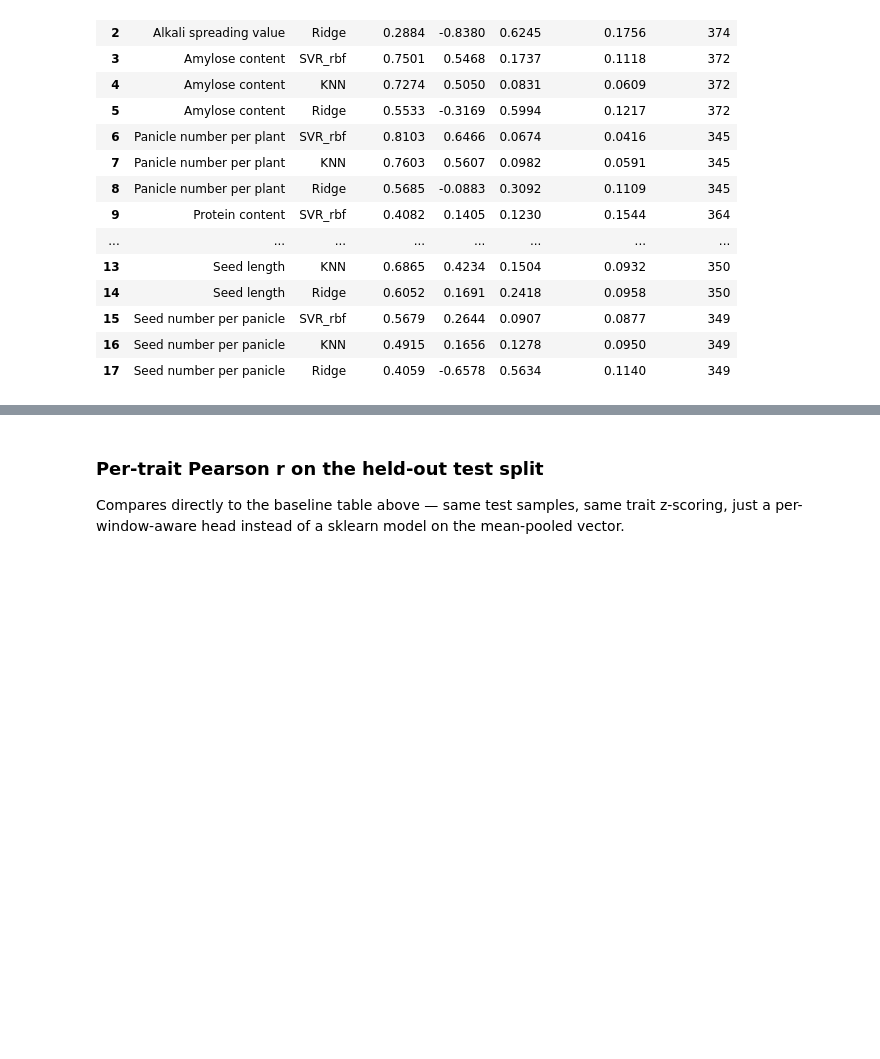
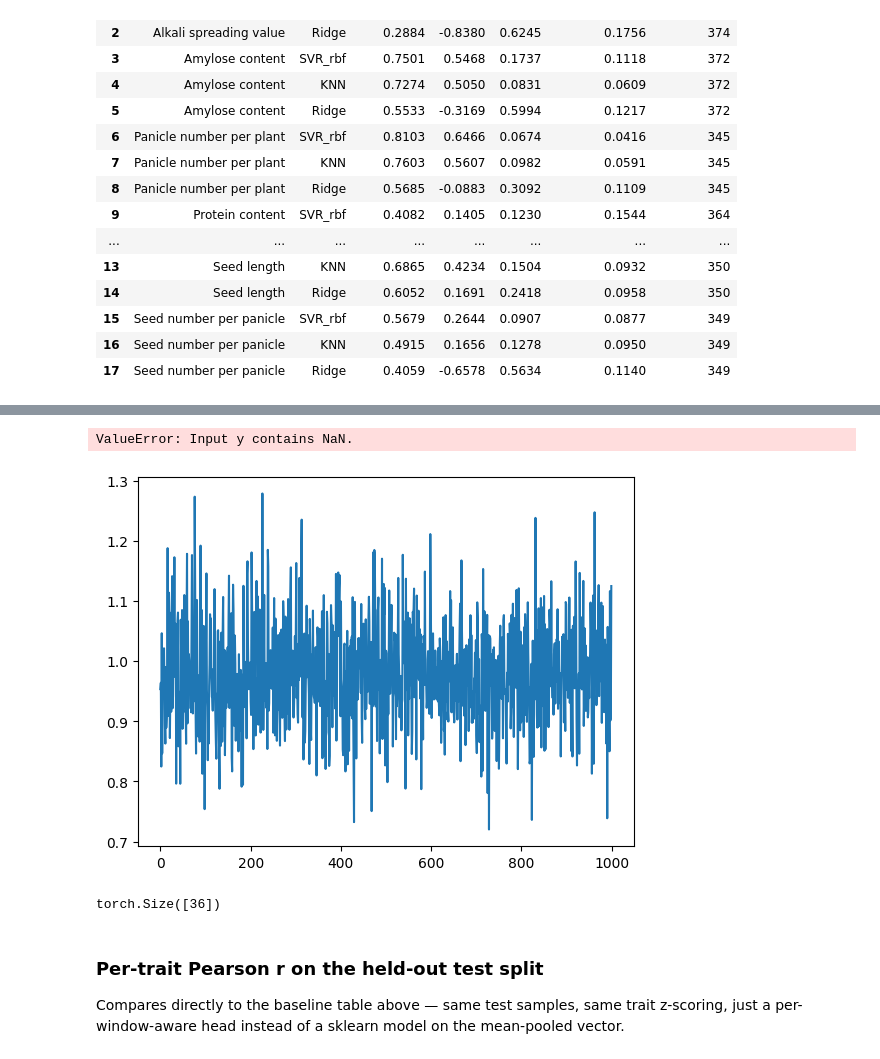
Before and after one commit to amdson/svar, a Jupyter notebook: notebooks/window_cache_baseline_models.ipynb, the cells around one changed output, grey strips where cells are left out. Cells and saved outputs as stored; diff of their text form; code cells hidden in the pictures; blank space fills up the shorter version.

Commit message:
eval-ing mlps

```diff
--- a/notebooks/window_cache_baseline_models.ipynb
+++ b/notebooks/window_cache_baseline_models.ipynb
@@ -317,0 +277,33 @@ step   900  loss=1.2835  pcc=-0.469  val_loss=0.7579  val_pcc=-0.434
+# %%
+# ── Minimal training loop ─────────────────────────────────────────────────
+# Random mini-batches of sample indices → fixed(sel) gives (B, n_windows, D),
+# head pools+predicts → masked MSE over non-NaN targets, Adam step.
+device = torch.device("cuda" if torch.cuda.is_available() else "cpu")
+head.to(device).train()
+fixed.to(device).eval()           # no trainable params; .to() moves the cache buffer
+Y_dev       = Y_tensor.to(device)
+train_idx_d = train_ix.to(device)
+test_idx_d  = test_ix.to(device)
+
+optim = torch.optim.Adam(head.parameters(), lr=LR, weight_decay=WD)
+torch.manual_seed(SEED)
+
+log_data = []
+
+def masked_mse(pred, target):
+    m = ~torch.isnan(target)
+    return ((pred[m] - target[m]) ** 2).mean() if m.any() else pred.sum() * 0.0
+
+for step in range(1, STEPS + 1):
+    sel  = train_idx_d[torch.randint(0, len(train_idx_d), (BATCH,), device=device)]
+    loss = masked_mse(head(fixed(sel)), Y_dev[sel])
+    log_data.append(loss.item())
+    optim.zero_grad()
+    loss.backward()
+    optim.step()
+    if step % LOG_EVERY == 0 or step == STEPS:
+        head.eval()
+        with torch.no_grad():
+            val_loss = masked_mse(head(fixed(test_idx_d)), Y_dev[test_idx_d]).item()
+        head.train()
+        print(f"step {step:4d}  train_loss={loss.item():.4f}  val_loss={val_loss:.4f}")
@@ -318,3 +328,28 @@ step   900  loss=1.2835  pcc=-0.469  val_loss=0.7579  val_pcc=-0.434
+# %%
+mlp = MLPRegressor(
+        hidden_layer_sizes=(emb_dim, emb_dim, emb_dim, 128, 128),  # 768, same as PyTorch MLPHead
+        activation="relu",
+        solver="adam",
+        alpha=1e-2,
+        batch_size=32,
+        learning_rate_init=1e-3,
+        max_iter=500,
+        early_stopping=True,
+        validation_fraction=0.1,
+        random_state=SEED, verbose=True,
+    )
+mlp.fit(X_train_tensor, Y_train_tensor[:, 0])
+# %% [output]
+ValueError: Input y contains NaN.
+# %%
+plt.plot(log_data)
+plt.show()
+# %% [output]
+[figure, added]
+# %%
+train_dataset[0][1].shape
+# %% [output]
+torch.Size([36])
 # %% [markdown]
 ### Per-trait Pearson r on the held-out test split
 
```
Also changed, not shown: parts of 8 cells of this notebook.
